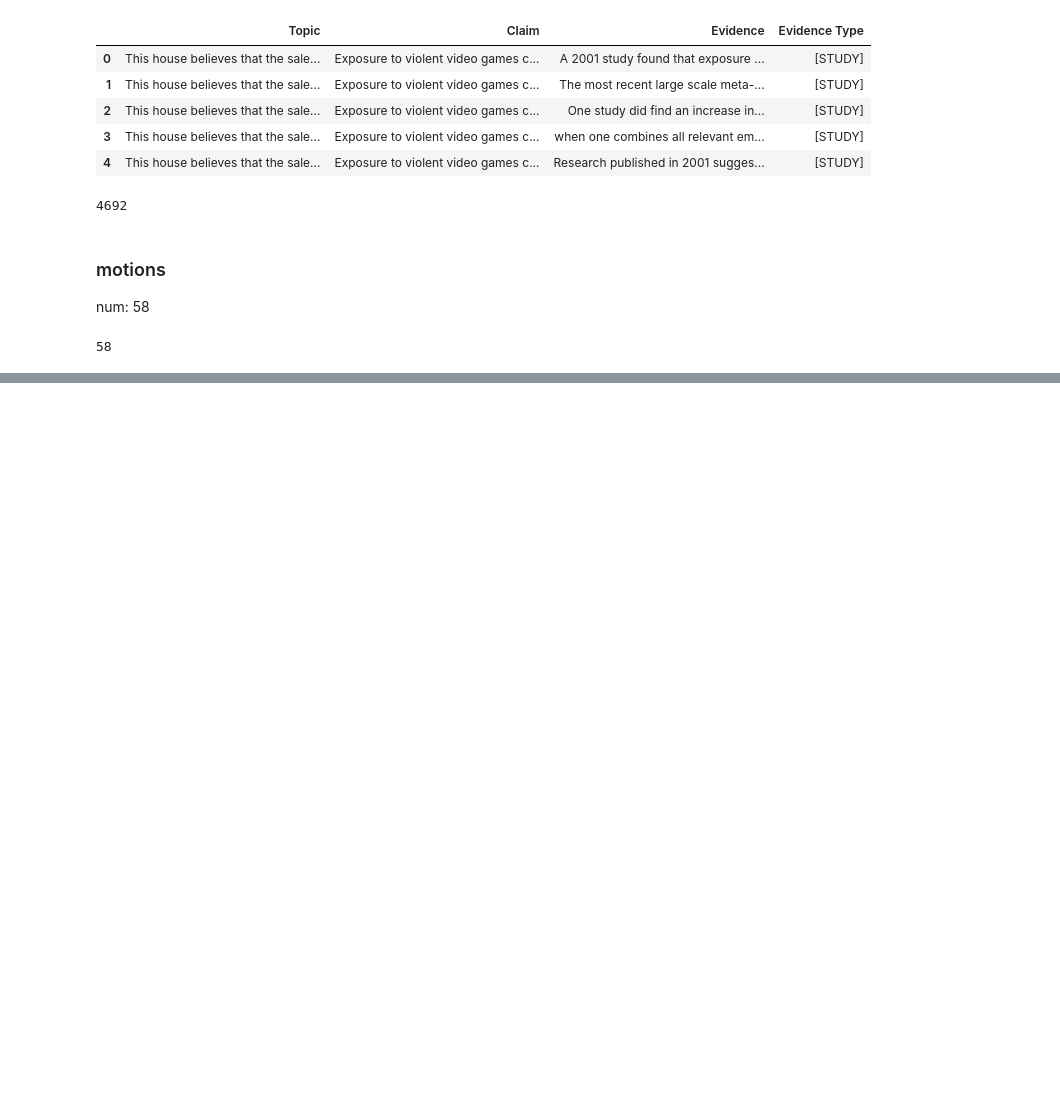
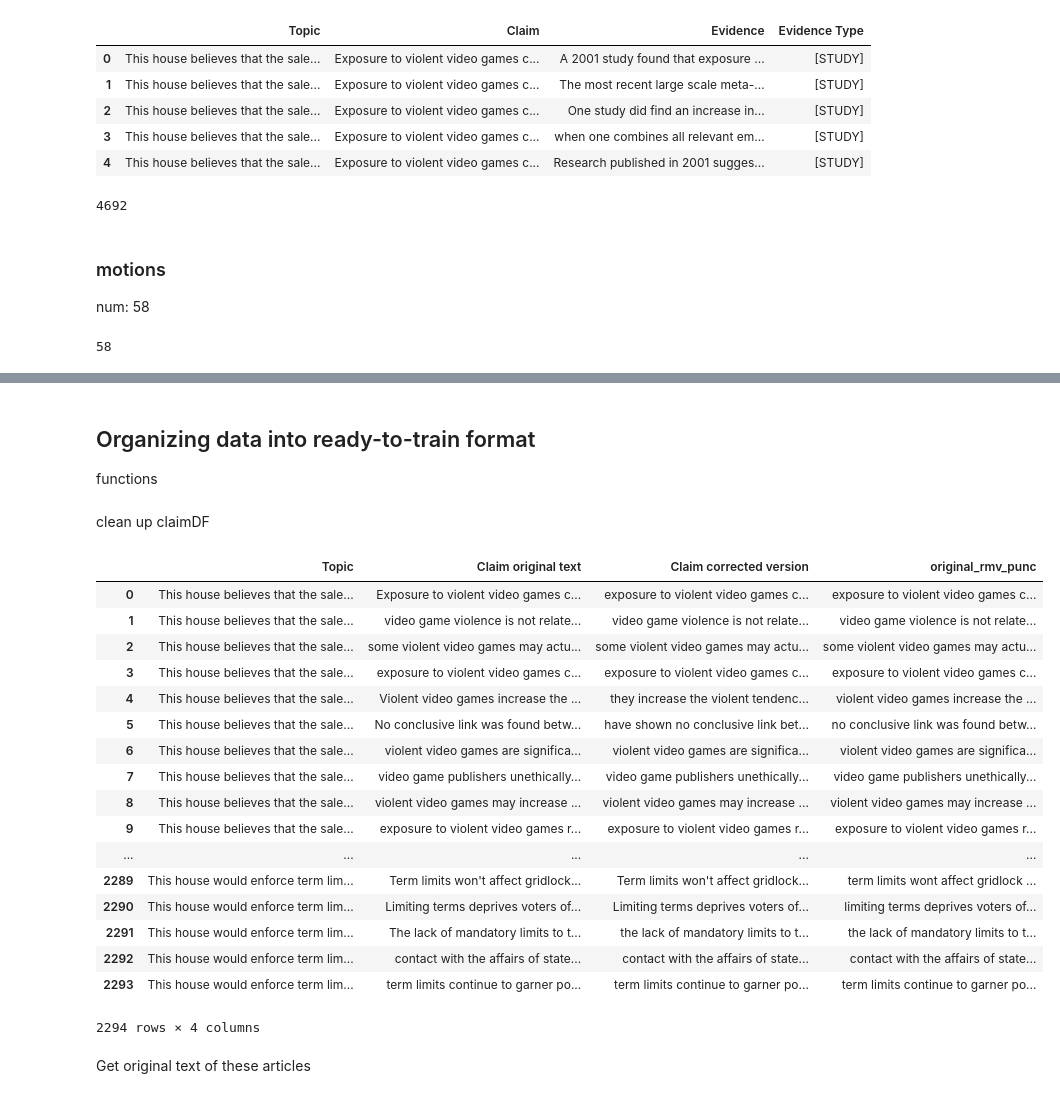
Before and after one commit to julia-zhou/Argmining, a Jupyter notebook: eda-IBM16.ipynb, the cells around one changed output, grey strips where cells are left out. Cells and saved outputs as stored; diff of their text form; code cells hidden in the pictures; blank space fills up the shorter version.

```diff
--- a/eda-IBM16.ipynb
+++ b/eda-IBM16.ipynb
@@ -75,0 +87,7 @@ len(moDF)
+# %% [markdown]
+## Organizing data into ready-to-train format
+
+functions
+# %%
+def clean(x):
+    return x.lower().strip(' ').translate(str.maketrans('','',string.punctuation))
@@ -75,0 +108,28 @@ len(moDF)
+# %% [markdown]
+clean up claimDF
+# %%
+claimDF['original_rmv_punc'] = claimDF['Claim original text'].apply(lambda x: clean(x))
+#claimDF['Claim corrected version'] = claimDF['Claim corrected version'].apply(lambda x: clean(x))
+# %%
+claimDF
+# %% [output]
+|  | Topic | Claim original text | Claim corrected version | original_rmv_punc |
+| 0 | This house believes that the sale... | Exposure to violent video games c... | exposure to violent video games c... | exposure to violent video games c... |
+| 1 | This house believes that the sale... | video game violence is not relate... | video game violence is not relate... | video game violence is not relate... |
+| 2 | This house believes that the sale... | some violent video games may actu... | some violent video games may actu... | some violent video games may actu... |
+| 3 | This house believes that the sale... | exposure to violent video games c... | exposure to violent video games c... | exposure to violent video games c... |
+| 4 | This house believes that the sale... | Violent video games increase the ... | they increase the violent tendenc... | violent video games increase the ... |
+| 5 | This house believes that the sale... | No conclusive link was found betw... | have shown no conclusive link bet... | no conclusive link was found betw... |
+| 6 | This house believes that the sale... | violent video games are significa... | violent video games are significa... | violent video games are significa... |
+| 7 | This house believes that the sale... | video game publishers unethically... | video game publishers unethically... | video game publishers unethically... |
+| 8 | This house believes that the sale... | violent video games may increase ... | violent video games may increase ... | violent video games may increase ... |
+| 9 | This house believes that the sale... | exposure to violent video games r... | exposure to violent video games r... | exposure to violent video games r... |
+| ... | ... | ... | ... | ... |
+| 2289 | This house would enforce term lim... | Term limits won't affect gridlock... | Term limits won't affect gridlock... | term limits wont affect gridlock ... |
+| 2290 | This house would enforce term lim... | Limiting terms deprives voters of... | Limiting terms deprives voters of... | limiting terms deprives voters of... |
+| 2291 | This house would enforce term lim... | The lack of mandatory limits to t... | the lack of mandatory limits to t... | the lack of mandatory limits to t... |
+| 2292 | This house would enforce term lim... | contact with the affairs of state... | contact with the affairs of state... | contact with the affairs of state... |
+| 2293 | This house would enforce term lim... | term limits continue to garner po... | term limits continue to garner po... | term limits continue to garner po... |
+2294 rows × 4 columns
+# %% [markdown]
+Get original text of these articles
```
Also changed, not shown: parts of 58 cells of this notebook.
